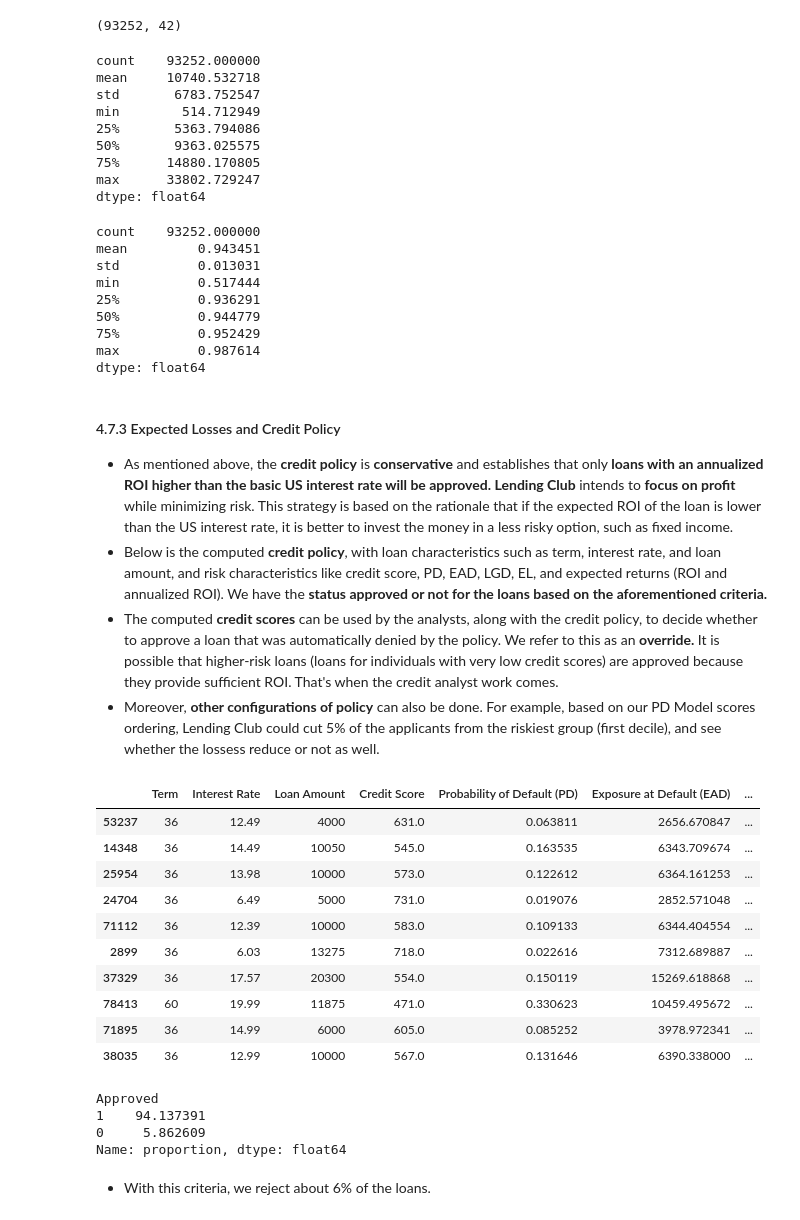
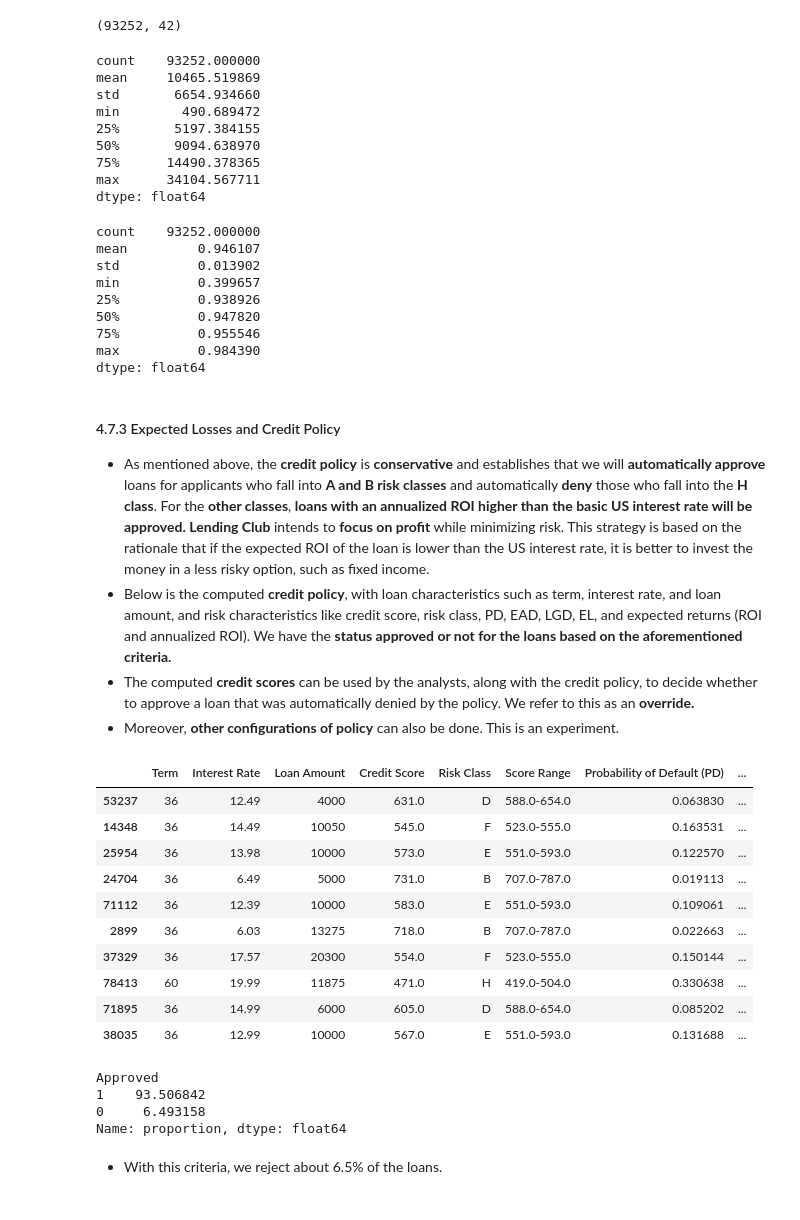
Before and after one commit to allmeidaapedro/Lending-Club-Credit-Scoring, a Jupyter notebook: notebooks/4_lgd_ead_modeling.ipynb, the cells around one changed output. Cells and saved outputs as stored; diff of their text form; code cells hidden in the pictures.

Commit message:
Establish final credit policy

```diff
--- a/notebooks/4_lgd_ead_modeling.ipynb
+++ b/notebooks/4_lgd_ead_modeling.ipynb
@@ -713,7 +716,7 @@ test_scores.head()
 - It will be necessary to apply the same preprocessing applied to EAD and LGD Models to the 20% most recent loans data, an then predict.
 # %%
 # Obtain the raw data.
-df_ead_lgd = df.copy()
+df_ead_lgd = pd.read_parquet(parquet_file_path)
 
 # Out-of-time train-test-split. Get the 20% most recent loan data for the credit policy.
 _, test_ead_lgd = np.split(df_ead_lgd, [int(.80 * len(df_ead_lgd))])
@@ -729,54 +732,59 @@ _, _, ead_final_pred, lgd_final_pred = predict_ead_lgd(test_ead_lgd, preprocesso
 ead_final_pred.describe()
 # %% [output]
 count    93252.000000
-mean     10740.532718
-std       6783.752547
-min        514.712949
-25%       5363.794086
-50%       9363.025575
-75%      14880.170805
-max      33802.729247
+mean     10465.519869
+std       6654.934660
+min        490.689472
+25%       5197.384155
+50%       9094.638970
+75%      14490.378365
+max      34104.567711
 dtype: float64
 # %%
 # Descriptive statistics.
 lgd_final_pred.describe()
 # %% [output]
 count    93252.000000
-mean         0.943451
-std          0.013031
-min          0.517444
-25%          0.936291
-50%          0.944779
-75%          0.952429
-max          0.987614
+mean         0.946107
+std          0.013902
+min          0.399657
+25%          0.938926
+50%          0.947820
+75%          0.955546
+max          0.984390
 dtype: float64
 # %% [markdown]
 #### 4.7.3 Expected Losses and Credit Policy
-- As mentioned above, the **credit policy** is **conservative** and establishes that only **loans with an annualized ROI higher than the basic US interest rate will be approved.** **Lending Club** intends to **focus on profit** while minimizing risk. This strategy is based on the rationale that if the expected ROI of the loan is lower than the US interest rate, it is better to invest the money in a less risky option, such as fixed income.
-- Below is the computed **credit policy**, with loan characteristics such as term, interest rate, and loan amount, and risk characteristics like credit score, PD, EAD, LGD, EL, and expected returns (ROI and annualized ROI). We have the **status approved or not for the loans based on the aforementioned criteria.**
--  The computed **credit scores** can be used by the analysts, along with the credit policy, to decide whether to approve a loan that was automatically denied by the policy. We refer to this as an **override.** It is possible that higher-risk loans (loans for individuals with very low credit scores) are approved because they provide sufficient ROI. That's when the credit analyst work comes.
-- Moreover, **other configurations of policy** can also be done. For example, based on our PD Model scores ordering, Lending Club could cut 5% of the applicants from the riskiest group (first decile), and see whether the lossess reduce or not as well.
+- As mentioned above, the **credit policy** is **conservative** and establishes that we will **automatically approve** loans for applicants who fall into **A and B risk classes** and automatically **deny** those who fall into the **H class**. For the **other classes**, **loans with an annualized ROI higher than the basic US interest rate will be approved.** **Lending Club** intends to **focus on profit** while minimizing risk. This strategy is based on the rationale that if the expected ROI of the loan is lower than the US interest rate, it is better to invest the money in a less risky option, such as fixed income.
+- Below is the computed **credit policy**, with loan characteristics such as term, interest rate, and loan amount, and risk characteristics like credit score, risk class, PD, EAD, LGD, EL, and expected returns (ROI and annualized ROI). We have the **status approved or not for the loans based on the aforementioned criteria.**
+-  The computed **credit scores** can be used by the analysts, along with the credit policy, to decide whether to approve a loan that was automatically denied by the policy. We refer to this as an **override.**
+- Moreover, **other configurations of policy** can also be done. This is an experiment.
 # %%
-credit_policy_df = compute_credit_policy(test_ead_lgd, test_scores[['Score', 'Probability of Default (PD)']], ead_final_pred, lgd_final_pred, 0.01, 2.15)
+credit_policy_df = compute_credit_policy(test_ead_lgd,
+                                         test_scores[['Score', 'Probability of Default (PD)']],
+                                         ead_final_pred,
+                                         lgd_final_pred,
+                                         0.01, ['A', 'B'],
+                                         ['H'], 2.15)
 credit_policy_df.sample(10, random_state=15)
 # %% [output]
-|  | Term | Interest Rate | Loan Amount | Credit Score | Probability of Default (PD) | Exposure at Default (EAD) | ... |
-| 53237 | 36 | 12.49 | 4000 | 631.0 | 0.063811 | 2656.670847 | ... |
-| 14348 | 36 | 14.49 | 10050 | 545.0 | 0.163535 | 6343.709674 | ... |
-| 25954 | 36 | 13.98 | 10000 | 573.0 | 0.122612 | 6364.161253 | ... |
-| 24704 | 36 | 6.49 | 5000 | 731.0 | 0.019076 | 2852.571048 | ... |
-| 71112 | 36 | 12.39 | 10000 | 583.0 | 0.109133 | 6344.404554 | ... |
-| 2899 | 36 | 6.03 | 13275 | 718.0 | 0.022616 | 7312.689887 | ... |
-| 37329 | 36 | 17.57 | 20300 | 554.0 | 0.150119 | 15269.618868 | ... |
-| 78413 | 60 | 19.99 | 11875 | 471.0 | 0.330623 | 10459.495672 | ... |
-| 71895 | 36 | 14.99 | 6000 | 605.0 | 0.085252 | 3978.972341 | ... |
-| 38035 | 36 | 12.99 | 10000 | 567.0 | 0.131646 | 6390.338000 | ... |
+|  | Term | Interest Rate | Loan Amount | Credit Score | Risk Class | Score Range | Probability of Default (PD) | ... |
+| 53237 | 36 | 12.49 | 4000 | 631.0 | D | 588.0-654.0 | 0.063830 | ... |
+| 14348 | 36 | 14.49 | 10050 | 545.0 | F | 523.0-555.0 | 0.163531 | ... |
+| 25954 | 36 | 13.98 | 10000 | 573.0 | E | 551.0-593.0 | 0.122570 | ... |
+| 24704 | 36 | 6.49 | 5000 | 731.0 | B | 707.0-787.0 | 0.019113 | ... |
+| 71112 | 36 | 12.39 | 10000 | 583.0 | E | 551.0-593.0 | 0.109061 | ... |
+| 2899 | 36 | 6.03 | 13275 | 718.0 | B | 707.0-787.0 | 0.022663 | ... |
+| 37329 | 36 | 17.57 | 20300 | 554.0 | F | 523.0-555.0 | 0.150144 | ... |
+| 78413 | 60 | 19.99 | 11875 | 471.0 | H | 419.0-504.0 | 0.330638 | ... |
+| 71895 | 36 | 14.99 | 6000 | 605.0 | D | 588.0-654.0 | 0.085202 | ... |
+| 38035 | 36 | 12.99 | 10000 | 567.0 | E | 551.0-593.0 | 0.131688 | ... |
 # %%
 credit_policy_df.Approved.value_counts(normalize=True)*100
 # %% [output]
 Approved
-1    94.137391
-0     5.862609
+1    93.506842
+0     6.493158
 Name: proportion, dtype: float64
 # %% [markdown]
-- With this criteria, we reject about 6% of the loans.
+- With this criteria, we reject about 6.5% of the loans.
```
Also changed, not shown: parts of 15 cells of this notebook, 3 other files.
